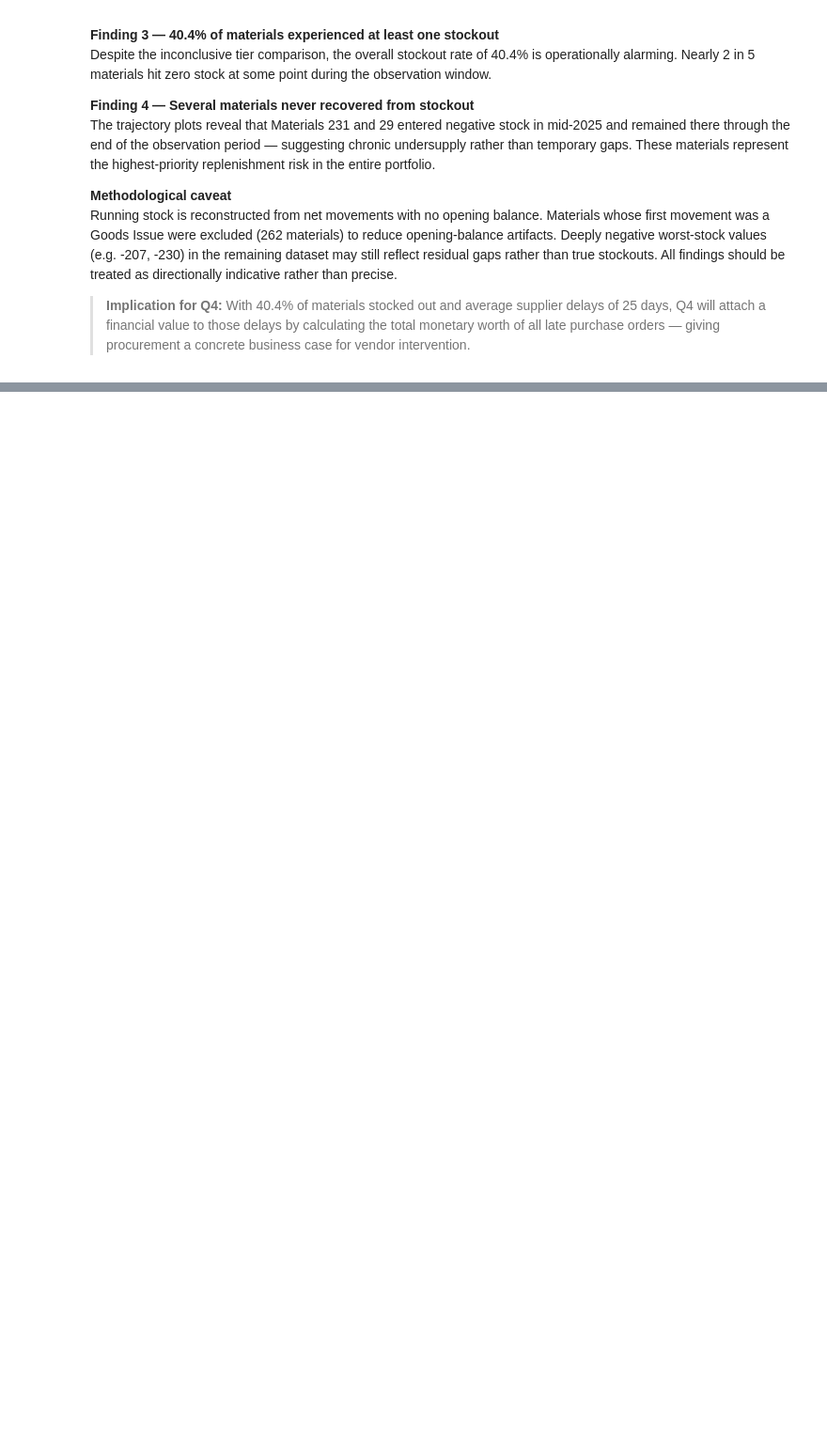
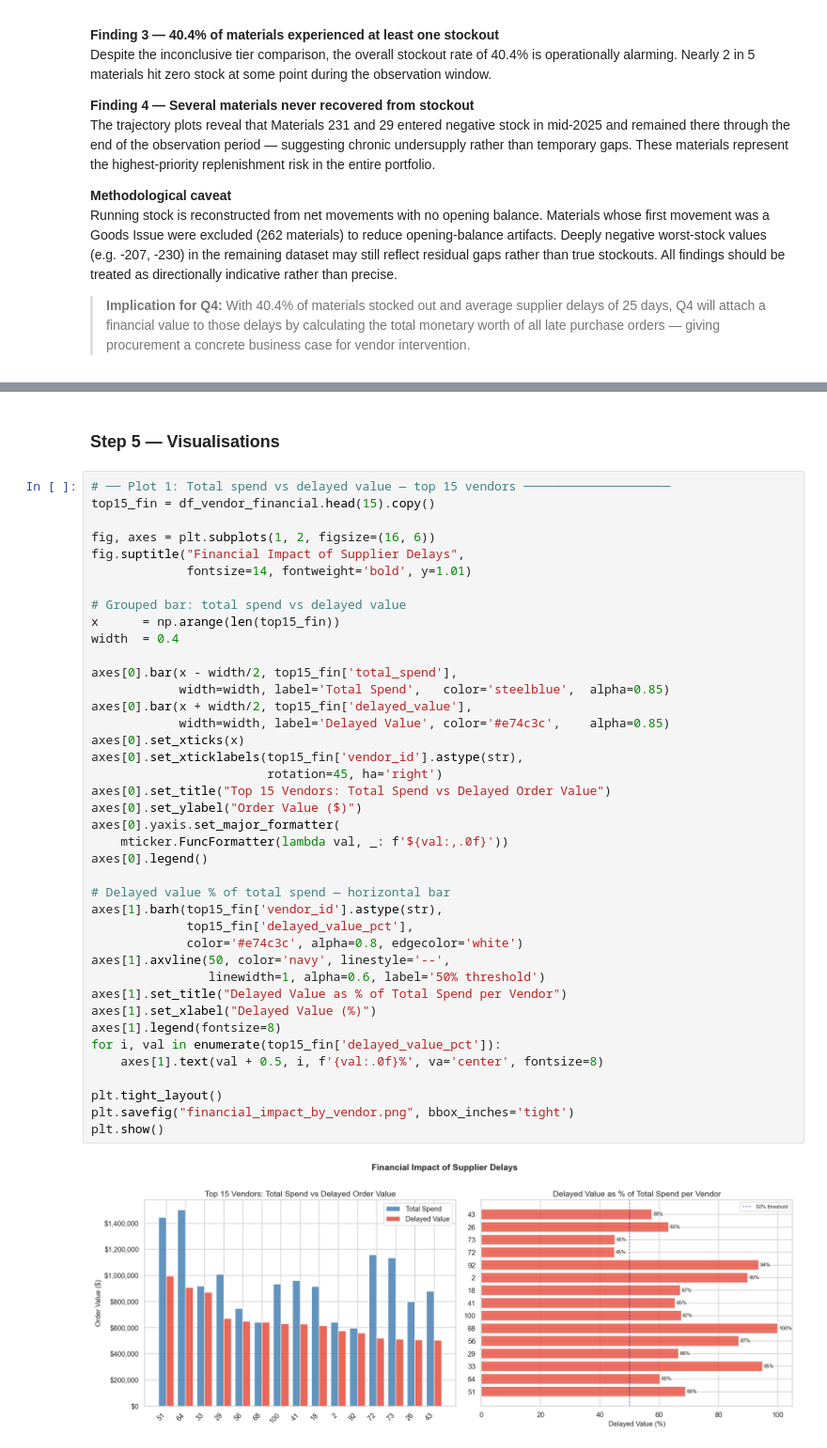
Before and after one commit to Muhammad-Umer-Riaz/data-analyst-portfolio, a Jupyter notebook: Supplier_Performance_Analysis/supplier_performance_analysis.ipynb, the cells around one changed output, grey strips where cells are left out. Shown at 94% size. Cells and saved outputs as stored; diff of their text form; blank space fills up the shorter version.

```diff
--- a/Supplier_Performance_Analysis/supplier_performance_analysis.ipynb
+++ b/Supplier_Performance_Analysis/supplier_performance_analysis.ipynb
@@ -1075,0 +1268,44 @@ Running stock is reconstructed from net movements with no opening balance. Mater
+# %% [markdown]
+### Step 5 — Visualisations
+# %%
+# ── Plot 1: Total spend vs delayed value — top 15 vendors ────────────────────
+top15_fin = df_vendor_financial.head(15).copy()
+
+fig, axes = plt.subplots(1, 2, figsize=(16, 6))
+fig.suptitle("Financial Impact of Supplier Delays",
+             fontsize=14, fontweight='bold', y=1.01)
+
+# Grouped bar: total spend vs delayed value
+x      = np.arange(len(top15_fin))
+width  = 0.4
+
+axes[0].bar(x - width/2, top15_fin['total_spend'],
+            width=width, label='Total Spend',   color='steelblue',  alpha=0.85)
+axes[0].bar(x + width/2, top15_fin['delayed_value'],
+            width=width, label='Delayed Value', color='#e74c3c',    alpha=0.85)
+axes[0].set_xticks(x)
+axes[0].set_xticklabels(top15_fin['vendor_id'].astype(str),
+                        rotation=45, ha='right')
+axes[0].set_title("Top 15 Vendors: Total Spend vs Delayed Order Value")
+axes[0].set_ylabel("Order Value ($)")
+axes[0].yaxis.set_major_formatter(
+    mticker.FuncFormatter(lambda val, _: f'${val:,.0f}'))
+axes[0].legend()
+
+# Delayed value % of total spend — horizontal bar
+axes[1].barh(top15_fin['vendor_id'].astype(str),
+             top15_fin['delayed_value_pct'],
+             color='#e74c3c', alpha=0.8, edgecolor='white')
+axes[1].axvline(50, color='navy', linestyle='--',
+                linewidth=1, alpha=0.6, label='50% threshold')
+axes[1].set_title("Delayed Value as % of Total Spend per Vendor")
+axes[1].set_xlabel("Delayed Value (%)")
+axes[1].legend(fontsize=8)
+for i, val in enumerate(top15_fin['delayed_value_pct']):
+    axes[1].text(val + 0.5, i, f'{val:.0f}%', va='center', fontsize=8)
+
+plt.tight_layout()
+plt.savefig("financial_impact_by_vendor.png", bbox_inches='tight')
+plt.show()
+# %% [output]
+[figure, added]
```
Also changed, not shown: parts of 10 cells of this notebook.
